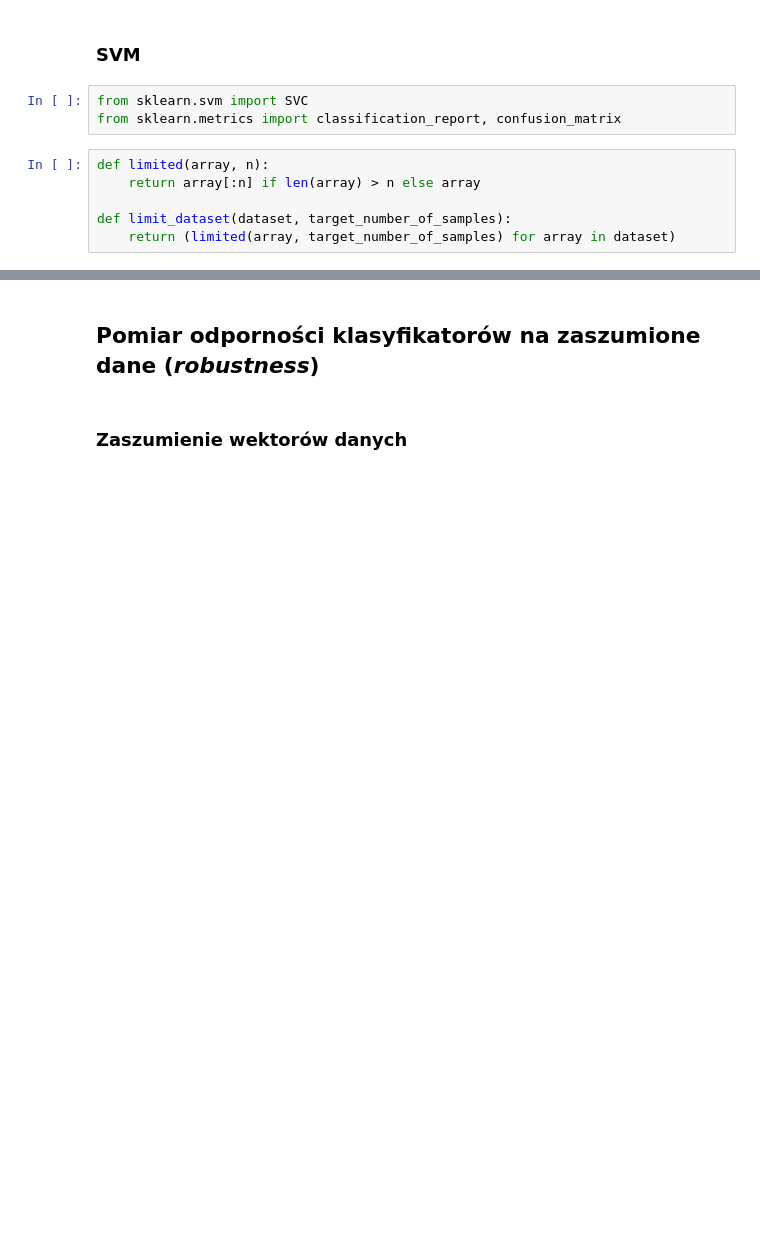
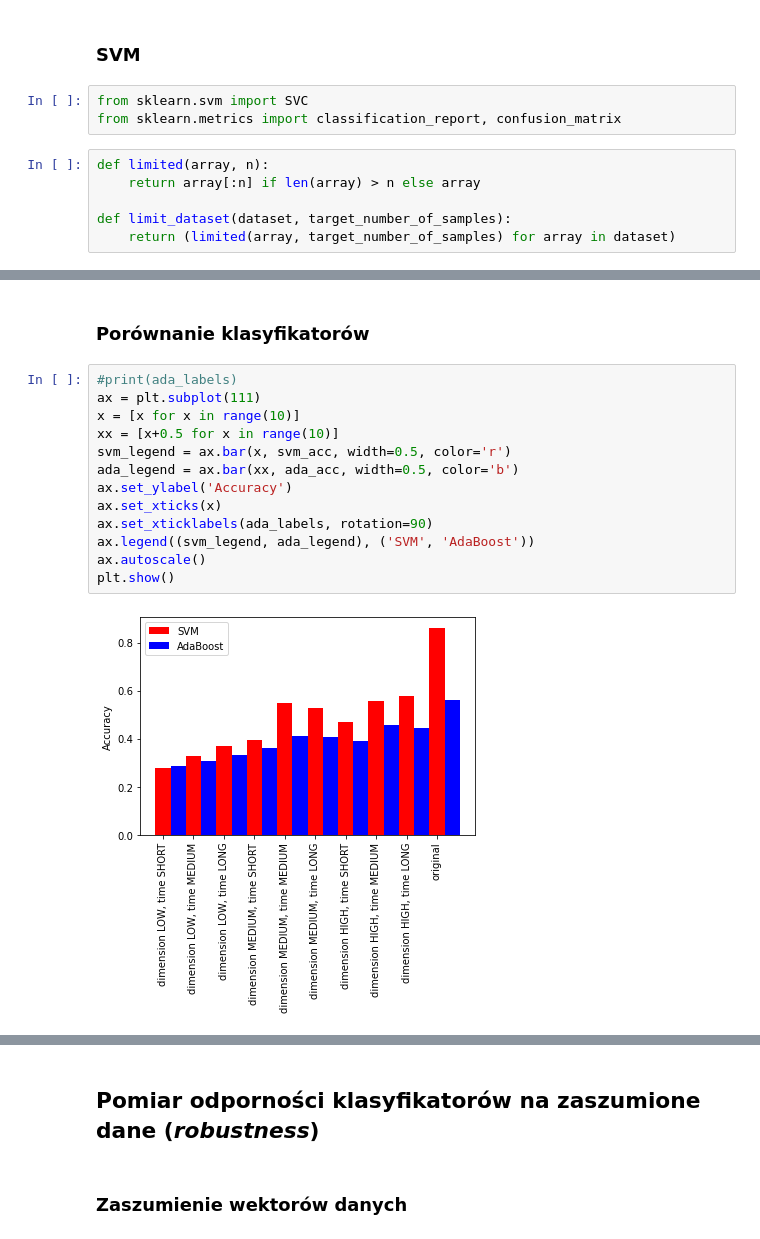
Before and after one commit to tyrrr-aj/MROiPUM, a Jupyter notebook: Project_5_AdaBoost_vs_SVM.ipynb, the cells around one changed output, grey strips where cells are left out. Saved outputs shown, nothing was run; the diff lists cells and outputs as text; blank space fills up the shorter version.

```diff
--- a/Project_5_AdaBoost_vs_SVM.ipynb
+++ b/Project_5_AdaBoost_vs_SVM.ipynb
@@ -323,0 +382,17 @@ ValueError: not enough values to unpack (expected 4, got 0)
+# %% [markdown]
+### Porównanie klasyfikatorów
+# %%
+#print(ada_labels)
+ax = plt.subplot(111)
+x = [x for x in range(10)]
+xx = [x+0.5 for x in range(10)]
+svm_legend = ax.bar(x, svm_acc, width=0.5, color='r')
+ada_legend = ax.bar(xx, ada_acc, width=0.5, color='b')
+ax.set_ylabel('Accuracy')
+ax.set_xticks(x)
+ax.set_xticklabels(ada_labels, rotation=90)
+ax.legend((svm_legend, ada_legend), ('SVM', 'AdaBoost'))
+ax.autoscale()
+plt.show()
+# %% [output]
+[figure, added]
```
Also changed, not shown: parts of 12 cells of this notebook, 40 other files.
